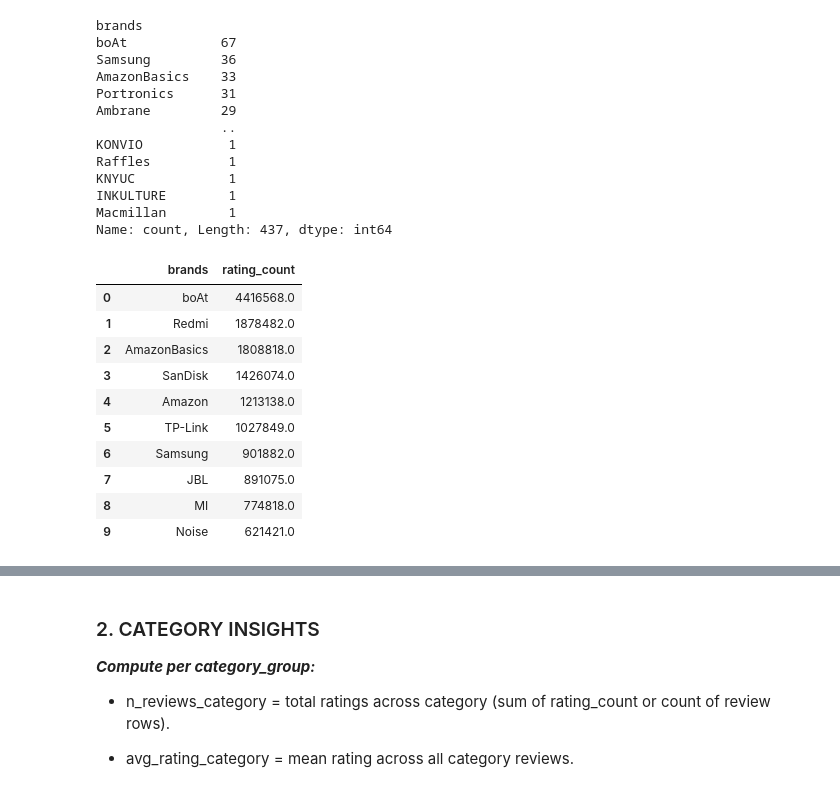
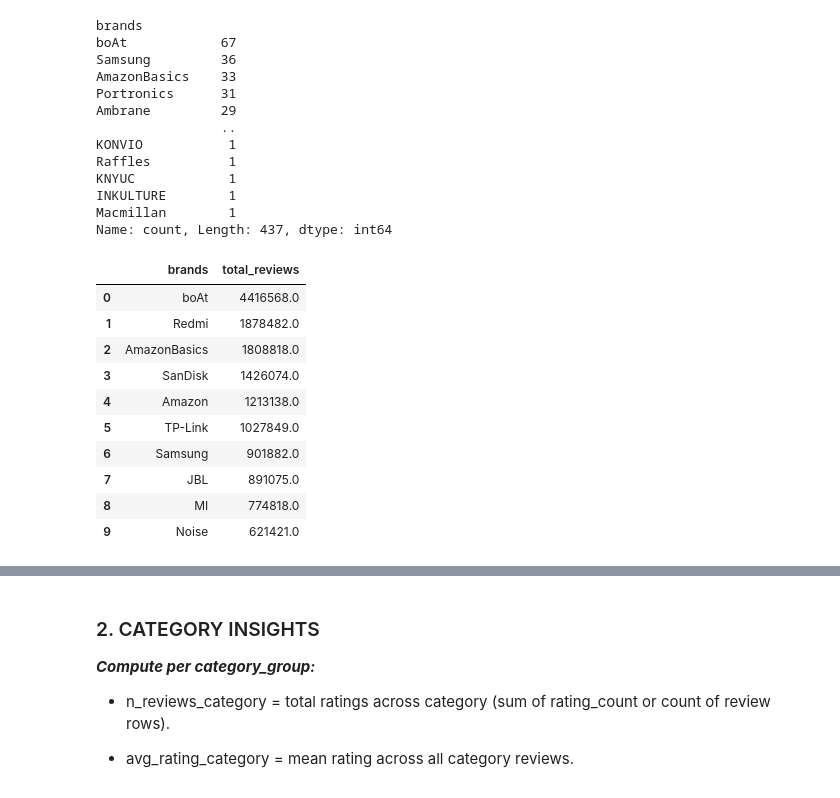
Before and after one commit to CKohwo/Ecommerce-strategy-blueprint, a Jupyter notebook: notebooks/03_exploratory_ data_analysis.ipynb, the cells around one changed output, grey strips where cells are left out. Cells and saved outputs as stored; diff of their text form; code cells hidden in the pictures.

```diff
--- a/notebooks/03_exploratory_ data_analysis.ipynb
+++ b/notebooks/03_exploratory_ data_analysis.ipynb
@@ -118,13 +101,13 @@ Macmillan        1
 Name: count, Length: 437, dtype: int64
 # %%
 # Grouping of each respective brands in respect to its total amount of reviews
-brands_rev = df_3.groupby("brands", as_index=False).sum().sort_values("rating_count", ascending=False)
-n_reviews_brand = brands_rev[["brands", "rating_count"]].reset_index(drop=True)
+brands_rev = df_3.groupby("brands", as_index=False).agg(total_reviews = ("rating_count", "sum")).sort_values("total_reviews", ascending=False)
+n_reviews_brand = brands_rev.reset_index(drop=True).head(10)
 
 #List of top 10 brands with the highest reviews across the dataframe
-n_reviews_brand.head(10)
+n_reviews_brand
 # %% [output]
-|  | brands | rating_count |
+|  | brands | total_reviews |
 | 0 | boAt | 4416568.0 |
 | 1 | Redmi | 1878482.0 |
 | 2 | AmazonBasics | 1808818.0 |
```
Also changed, not shown: parts of 21 cells of this notebook, 4 other files.
